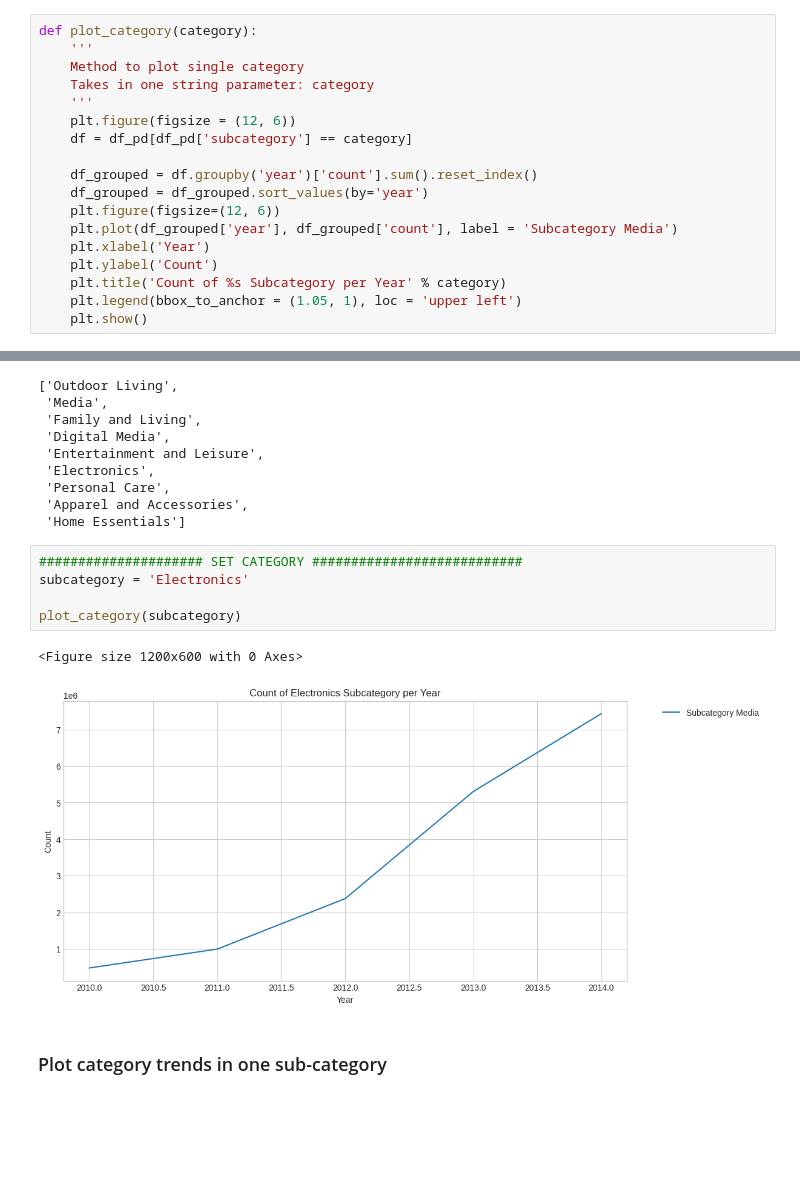
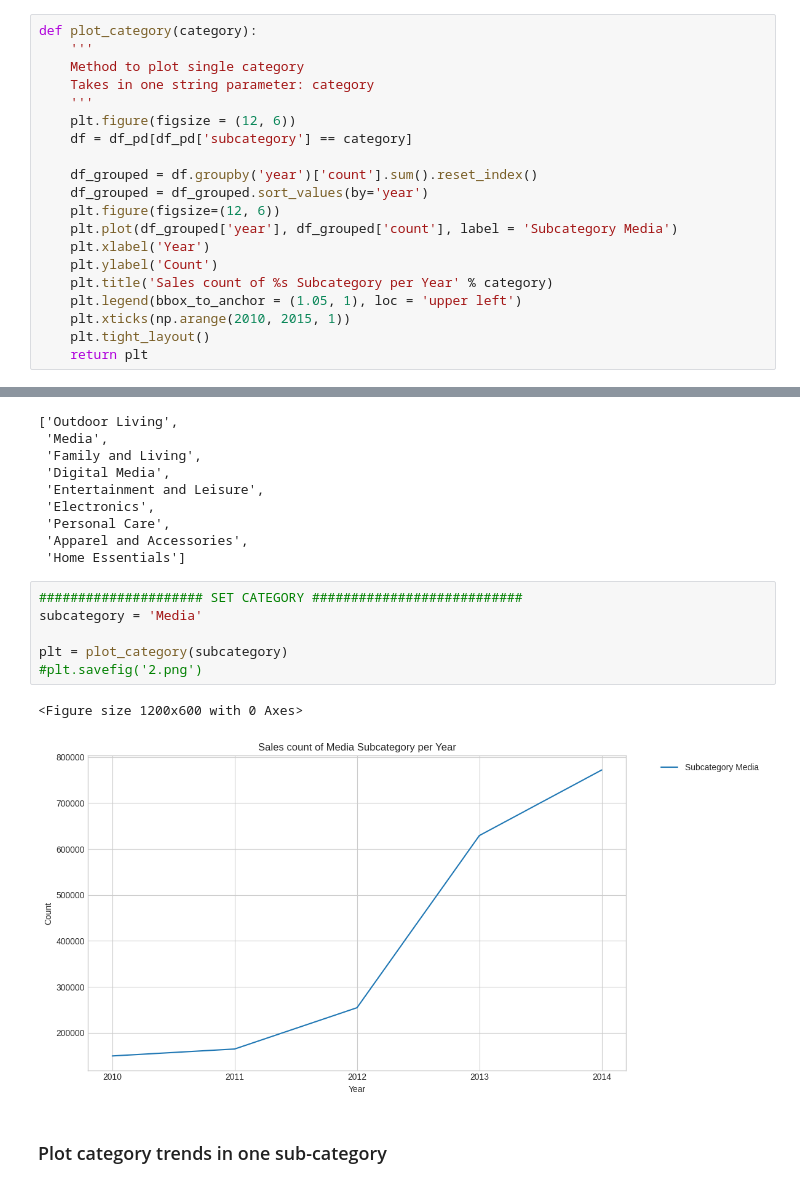
Before and after one commit to clairelin20523/dsc232r-amazon-predictive-modeling, a Jupyter notebook: milestone4.ipynb, the cells around one changed output, grey strips where cells are left out. Saved outputs shown, nothing was run; the diff lists cells and outputs as text; blank space fills up the shorter version.

```diff
--- a/milestone4.ipynb
+++ b/milestone4.ipynb
@@ -737,9 +743,11 @@ def plot_category(category):
     plt.plot(df_grouped['year'], df_grouped['count'], label = 'Subcategory Media')
     plt.xlabel('Year')
     plt.ylabel('Count')
-    plt.title('Count of %s Subcategory per Year' % category)
+    plt.title('Sales count of %s Subcategory per Year' % category)
     plt.legend(bbox_to_anchor = (1.05, 1), loc = 'upper left')
-    plt.show()
+    plt.xticks(np.arange(2010, 2015, 1))
+    plt.tight_layout()
+    return plt
 # %%
 subcategory_list = list(set(subcategory_mapping.values()))
 subcategory_list
@@ -755,12 +763,13 @@ subcategory_list
  'Home Essentials']
 # %%
 ##################### SET CATEGORY ###########################
-subcategory = 'Electronics'
+subcategory = 'Media'
 
-plot_category(subcategory)
+plt = plot_category(subcategory)
+#plt.savefig('2.png')
 # %% [output]
 <Figure size 1200x600 with 0 Axes>
-[figure, old version]
+[figure, new version]
 # %% [markdown]
 ### Plot category trends in one sub-category
 # %%
```
Also changed, not shown: parts of 25 cells of this notebook.
